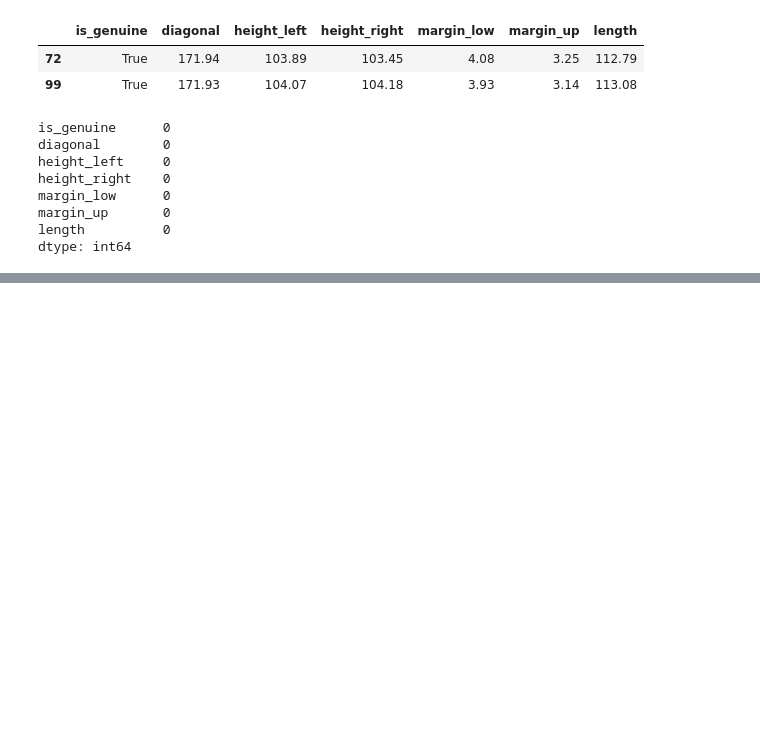
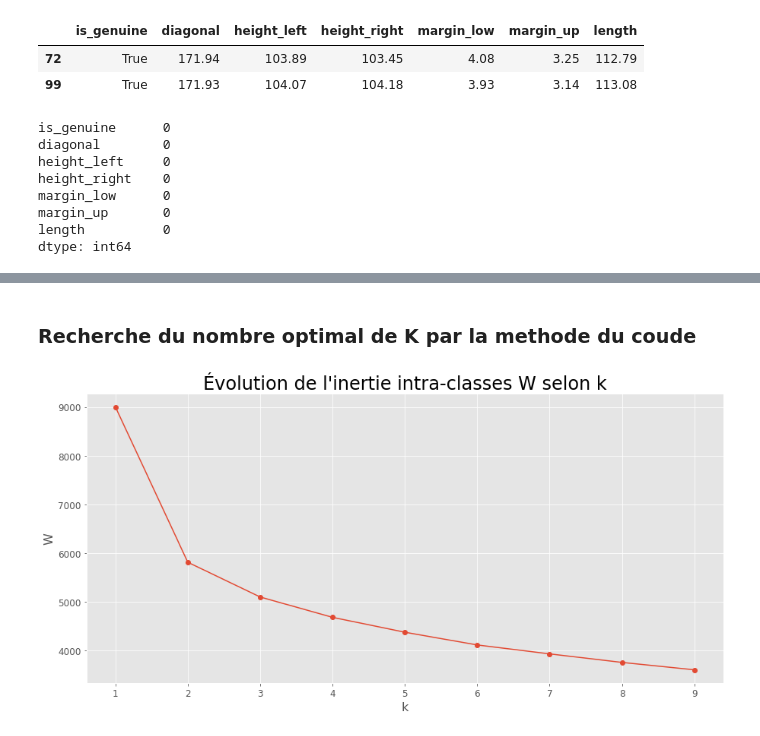
Before and after one commit to Drcadin/Detection_Faux_Billets, a Jupyter notebook: Detection_faux_billets.ipynb, the cells around one changed output, grey strips where cells are left out. Saved outputs shown, nothing was run; the diff lists cells and outputs as text; code cells hidden in the pictures; blank space fills up the shorter version.

Commit message:
Construction et optimisation du modele de classification des billets

```diff
--- a/Detection_faux_billets.ipynb
+++ b/Detection_faux_billets.ipynb
@@ -340,0 +361,3 @@ dtype: int64
+# %%
+X = billets_lr.drop('is_genuine', axis=1).copy()
+y = billets_lr['is_genuine'].copy()
@@ -340,0 +397,3 @@ dtype: int64
+# %%
+# Normalisation
+X_scaled = preprocessing.StandardScaler().fit_transform(X)
@@ -340,0 +416,25 @@ dtype: int64
+# %% [markdown]
+### Recherche du nombre optimal de K par la methode du coude
+# %%
+#Liste dans laquelle on stocke les inerties
+inerties=[]
+
+#Boucle de 1 à 9 pour tester ces possibiliéts
+for k in range(1, 10):
+    #pour chaque k, on crée un modèle et on l’ajuste
+    km = cluster.KMeans(n_clusters=k)
+    km.fit(X_scaled)
+    #on stocke l’inertie associée
+    inerties.append(km.inertia_)
+
+#Visualisation des valeurs d'inertie pour chaque nombre de cluster
+plt.figure(figsize=(15, 7))
+plt.plot(range(1, 10), inerties, marker='o')
+plt.xlabel('k')
+plt.ylabel('W')
+plt.title("Évolution de l'inertie intra-classes W selon k")
+
+#plt.savefig("p6_graphic/kmeans_inertie.png")
+plt.show()
+# %% [output]
+[figure, added]
```
Also changed, not shown: parts of 31 cells of this notebook.
